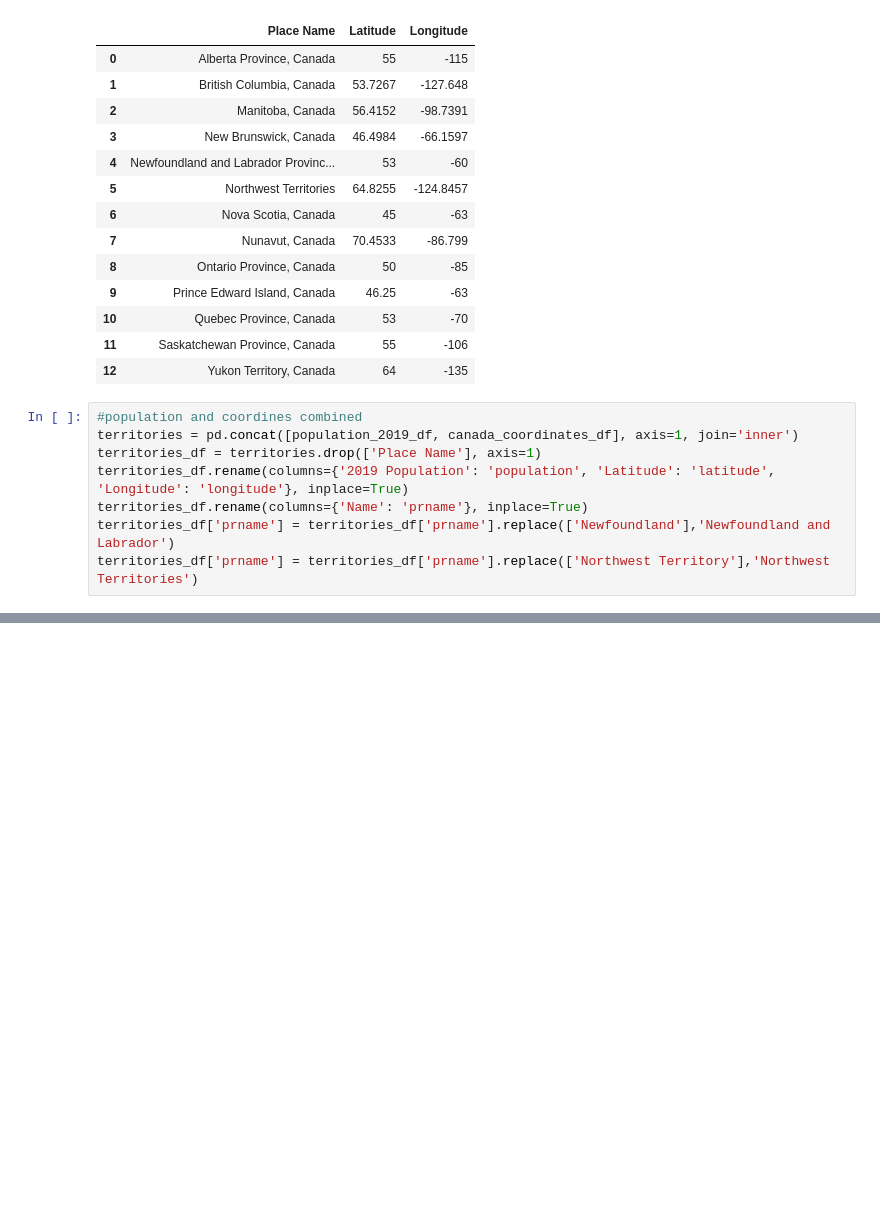
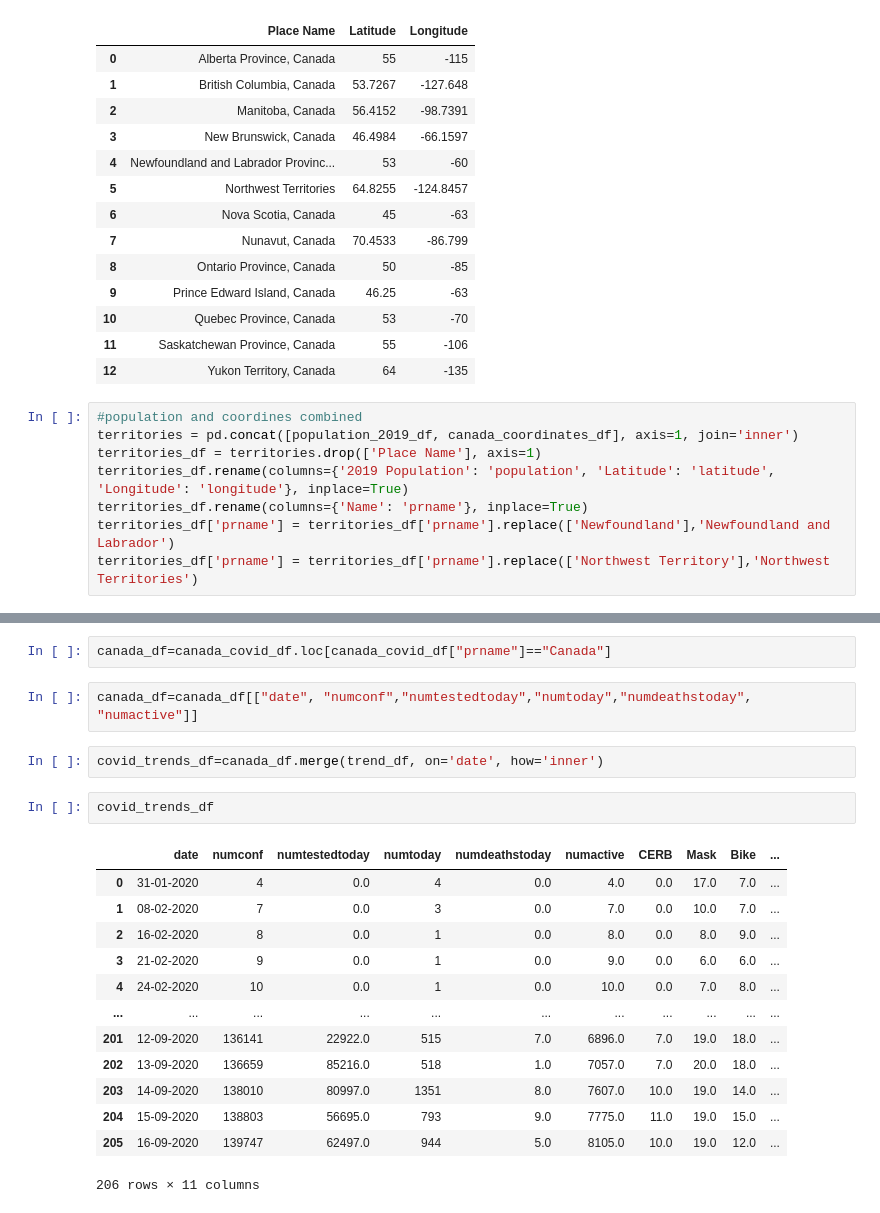
Before and after one commit to timi000/META-B_Vision, a Jupyter notebook: Covid.ipynb, the cells around one changed output, grey strips where cells are left out. Drawn from its saved outputs; the diff is of its cells as text; blank space fills up the shorter version.

```diff
--- a/Covid.ipynb
+++ b/Covid.ipynb
@@ -202,0 +207,22 @@ canada_covid_df.sample(40)
+# %%
+canada_df=canada_covid_df.loc[canada_covid_df["prname"]=="Canada"]
+# %%
+canada_df=canada_df[["date", "numconf","numtestedtoday","numtoday","numdeathstoday", "numactive"]]
+# %%
+covid_trends_df=canada_df.merge(trend_df, on='date', how='inner')
+# %%
+covid_trends_df
+# %% [output]
+|  | date | numconf | numtestedtoday | numtoday | numdeathstoday | numactive | CERB | Mask | Bike | ... |
+| 0 | 31-01-2020 | 4 | 0.0 | 4 | 0.0 | 4.0 | 0.0 | 17.0 | 7.0 | ... |
+| 1 | 08-02-2020 | 7 | 0.0 | 3 | 0.0 | 7.0 | 0.0 | 10.0 | 7.0 | ... |
+| 2 | 16-02-2020 | 8 | 0.0 | 1 | 0.0 | 8.0 | 0.0 | 8.0 | 9.0 | ... |
+| 3 | 21-02-2020 | 9 | 0.0 | 1 | 0.0 | 9.0 | 0.0 | 6.0 | 6.0 | ... |
+| 4 | 24-02-2020 | 10 | 0.0 | 1 | 0.0 | 10.0 | 0.0 | 7.0 | 8.0 | ... |
+| ... | ... | ... | ... | ... | ... | ... | ... | ... | ... | ... |
+| 201 | 12-09-2020 | 136141 | 22922.0 | 515 | 7.0 | 6896.0 | 7.0 | 19.0 | 18.0 | ... |
+| 202 | 13-09-2020 | 136659 | 85216.0 | 518 | 1.0 | 7057.0 | 7.0 | 20.0 | 18.0 | ... |
+| 203 | 14-09-2020 | 138010 | 80997.0 | 1351 | 8.0 | 7607.0 | 10.0 | 19.0 | 14.0 | ... |
+| 204 | 15-09-2020 | 138803 | 56695.0 | 793 | 9.0 | 7775.0 | 11.0 | 19.0 | 15.0 | ... |
+| 205 | 16-09-2020 | 139747 | 62497.0 | 944 | 5.0 | 8105.0 | 10.0 | 19.0 | 12.0 | ... |
+206 rows × 11 columns
```
Also changed, not shown: parts of 13 cells of this notebook, 2 other files.
